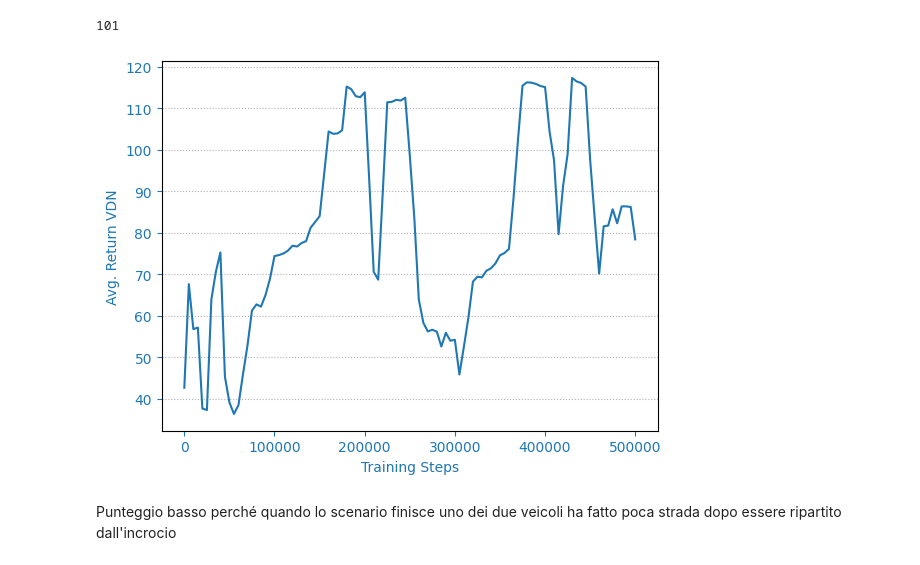
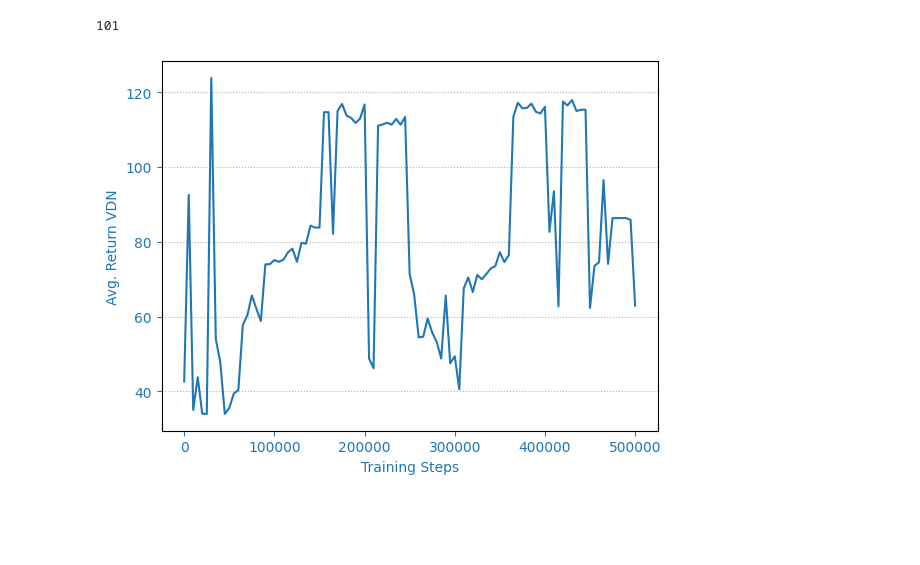
Before and after one commit to mcederle99/thesis, a Jupyter notebook: results/vdn/Untitled.ipynb, the cells around one changed output. Cells and saved outputs as stored; diff of their text form; code cells hidden in the pictures; blank space fills up the shorter version.

```diff
--- a/results/vdn/Untitled.ipynb
+++ b/results/vdn/Untitled.ipynb
@@ -7,23 +7,21 @@ scores = np.load('VDN_2h.npy')
 # %%
 fig = plt.figure()
 ax = fig.add_subplot(111, label="1")
 
 N = len(scores)
 print(N)
 running_avg = np.empty(N)
 for t in range(N):
     running_avg[t] = np.mean(
             scores[max(0, t-2):(t+1)])
 
-ax.plot(x, running_avg, color="C0")
+ax.plot(x, scores, color="C0")
 ax.set_xlabel("Training Steps", color="C0")
 ax.set_ylabel("Avg. Return VDN", color="C0")
 ax.tick_params(axis='x', colors="C0")
 ax.tick_params(axis='y', colors="C0")
 plt.grid(True, axis='y', linestyle=':')
 plt.show()
 # %% [output]
 101
-[figure, old version]
+[figure, new version]
-# %% [markdown]
-Punteggio basso perché quando lo scenario finisce uno dei due veicoli ha fatto poca strada dopo essere ripartito dall'incrocio
```
Also changed, not shown: 38 other files.
